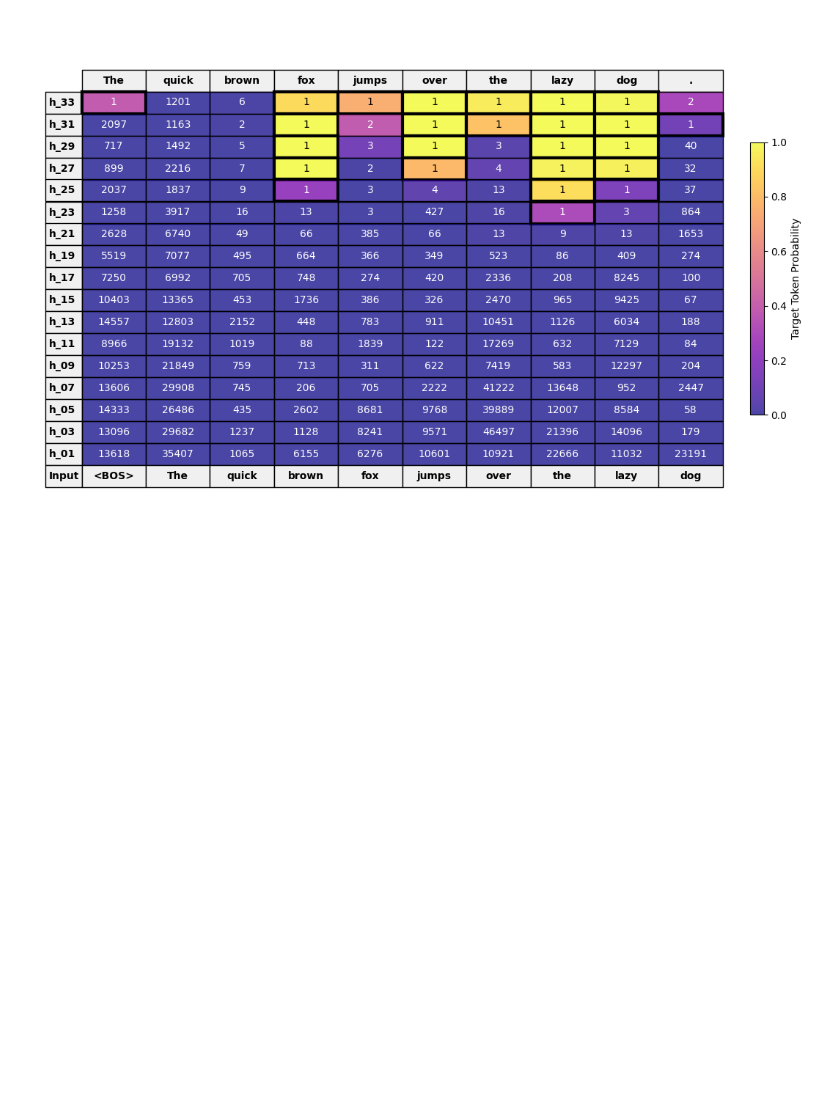
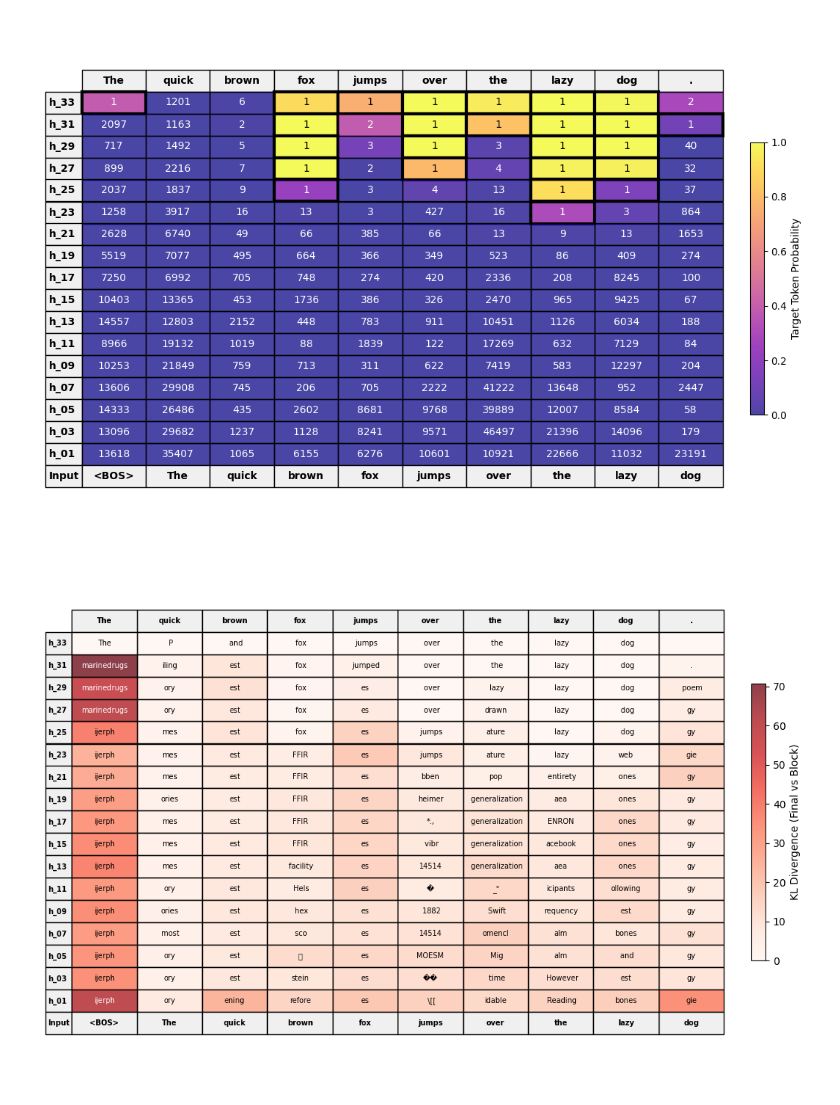
Before and after one commit to TanaseVictorFlavian/Dissertation-code, a Jupyter notebook: logit_lens/logit_lens.ipynb, the cells around one changed output. Drawn from its saved outputs; the diff is of its cells as text; code cells hidden in the pictures; blank space fills up the shorter version.

Commit message:
new plots

```diff
--- a/logit_lens/logit_lens.ipynb
+++ b/logit_lens/logit_lens.ipynb
@@ -52,12 +72,21 @@ print(tokenizer.decode(best_guess_id))
 # %% [output]
 )[$
 # %%
-def extract_top_tokens(lm_head, final_norm):
+def extract_top_tokens(lm_head, final_norm, hidden_states, every_other_hidden=True):
     import torch.nn.functional as F
+
+    if len(hidden_states) == 1:
+        logits = lm_head(final_norm(hidden_states[0]))
+        final_token_logits = logits[0, :-1, :]
+        probs = F.softmax(final_token_logits, dim=-1)
+        max_logits, best_guess_ids = torch.max(probs, dim=-1)
+        layer_tokens = [tokenizer.decode(token_id) for token_id in best_guess_ids]
+        return [layer_tokens], [max_logits.tolist()]
+
     all_layers_predictions = []
     all_layers_logits = []
     for i, h in enumerate(hidden_states):
-        if i % 2:
+        if every_other_hidden and i % 2:
             continue
 
         logits = lm_head(final_norm(hidden_states[i]))
@@ -72,7 +101,8 @@ def extract_top_tokens(lm_head, final_norm):
 
     return all_layers_predictions, all_layers_logits
 
-top_token_per_block, top_logits_per_block = extract_top_tokens(LM_HEAD, FINAL_NORM)
+# NOTE: Update the call to pass hidden_states!
+top_token_per_block, top_logits_per_block = extract_top_tokens(LM_HEAD, FINAL_NORM, hidden_states)
 # %%
 len(top_token_per_block)
 # %% [output]
@@ -255,0 +332,68 @@ plot_rank_table(ranks_per_block, probs_per_block)
+# %%
+def plot_kl_table(top_tokens, kl_data, every_other_hidden=True):
+    if not top_tokens or not top_tokens[0]:
+        return
+
+    num_cols = min(len(top_tokens[0]), len(INPUT_TOKENS))
+
+    top_headers = INPUT_TOKENS[:num_cols]
+    bottom_headers = (["<BOS>"] + INPUT_TOKENS)[:num_cols]
+
+    table_data = [row[:num_cols] for row in top_tokens[::-1]] + [bottom_headers]
+    kl_values = [row[:num_cols] for row in kl_data[::-1]]
+
+    all_kl = [val for row in kl_values for val in row]
+
+    # We want 0 KL to be bright (similar to high probability), and high KL to be dark
+    import matplotlib.pyplot as plt
+    import matplotlib.colors as mcolors
+    import numpy as np
+    from matplotlib.colors import ListedColormap
+
+    norm = mcolors.Normalize(vmin=min(all_kl), vmax=max(all_kl))
+
+    base_cmap = plt.get_cmap('Reds')
+    cmap_colors = base_cmap(np.arange(base_cmap.N))
+    cmap_colors[:, -1] = 0.75
+    cmap = ListedColormap(cmap_colors)
+
+    row_headers = [f"h_{2*i+1:02d}" for i in range(len(top_tokens))][::-1] + ["Input"] if every_other_hidden else \
+        [f"h_{i:02d}" for i in range(len(top_tokens))][::-1] + ["Input"]
+
+    fig, ax = plt.subplots(figsize=(len(top_headers) * 1.2, len(table_data) * 0.5))
+    ax.axis('tight')
+    ax.axis('off')
+    table = ax.table(
+        cellText=table_data,
+        rowLabels=row_headers,
+        colLabels=top_headers,
+        loc='center',
+        cellLoc='center'
+    )
+    table.scale(1, 1.8)
+
+    for (row, col), cell in table.get_celld().items():
+        if row == 0 or row == len(table_data) or col == -1:
+            cell.set_text_props(weight='bold')
+            cell.set_facecolor('#f0f0f0')
+        else:
+            val = kl_values[row-1][col]
+            r, g, b, a = cmap(norm(val))
+            cell.set_facecolor((r, g, b, a))
+            if 0.299*r + 0.587*g + 0.114*b < 0.5:
+                cell.get_text().set_color('white')
+
+            if col < len(top_headers):
+                pred_token = str(table_data[row-1][col]).replace("Ġ", "").replace(" ", "")
+                target_token = str(top_headers[col]).replace("Ġ", "").replace(" ", "")
+
+    sm = plt.cm.ScalarMappable(cmap=cmap, norm=norm)
+    sm.set_array([])
+    cbar = fig.colorbar(sm, ax=ax, fraction=0.02, pad=0.04)
+    cbar.set_label('KL Divergence (Final vs Block)')
+    plt.savefig("./hidden_vs_outpout_KL.png")
+    plt.show()
+
+plot_kl_table(top_token_per_block, kl_per_block)
+# %% [output]
+[figure, added]
```
Also changed, not shown: parts of 7 cells of this notebook, 15 other files.
